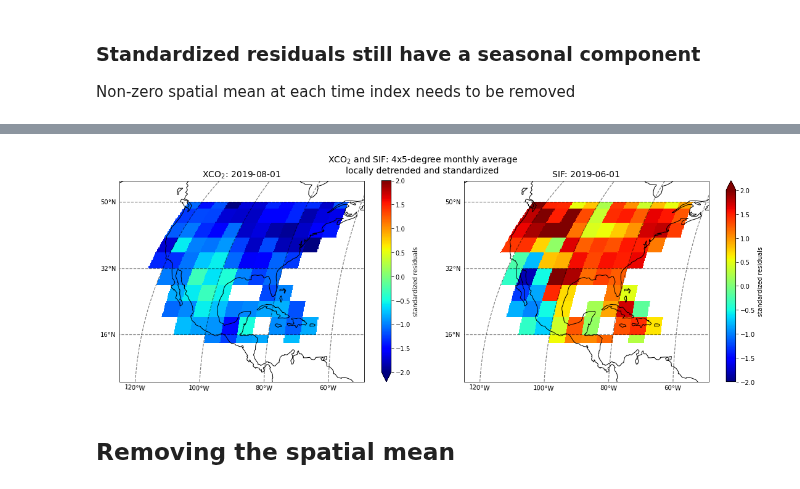
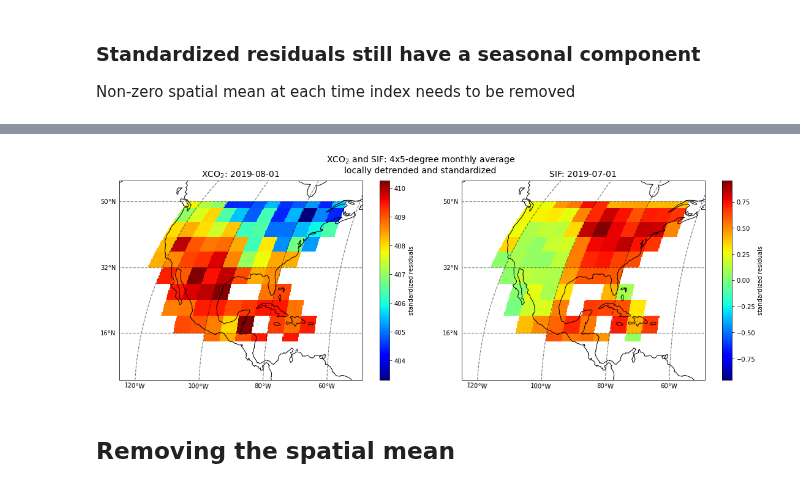
Before and after one commit to 91Mrwu/sif-xco2-cokriging, a Jupyter notebook: research/cokriging_conus.ipynb, the cells around one changed output, grey strips where cells are left out. Saved outputs shown, nothing was run; the diff lists cells and outputs as text; code cells hidden in the pictures.

```diff
--- a/research/cokriging_conus.ipynb
+++ b/research/cokriging_conus.ipynb
@@ -24,7 +27,7 @@ import cokrige
 # %%
 # Analysis variables
 timestamp = "2019-08-01"
-timedelta = -2
+timedelta = -1
 # %%
 # Get data: 5-degree monthly average, cont. US
 ds = xr.open_dataset("../data/exp_pro/OCO2_4x5deg_monthly_conus.nc")
@@ -78,8 +75,8 @@ xr.plot.imshow(
         transform=ccrs.PlateCarree(),
         ax=ax1,
         cmap="jet",
-        vmin=-2,
-        center=0,
+#         vmin=-2,
+#         center=0,
 #         cbar_ax=None,
         cbar_kwargs={"label": "standardized residuals"},
     )
@@ -94,36 +91,36 @@ gl1.xlines = True
 gl1.ylines = True
 gl1.xlocator = mticker.FixedLocator([-120, -100, -80, -60])
 gl1.ylocator = mticker.FixedLocator([16, 32, 50])
 gl1.xformatter = LONGITUDE_FORMATTER
 gl1.yformatter = LATITUDE_FORMATTER
 
 xr.plot.imshow(
         darray=mf.field_2.to_xarray()["values"].T,
         transform=ccrs.PlateCarree(),
         ax=ax2,
         cmap="jet",
-        vmin=-2,
-        center=0,
+#         vmin=-2,
+#         center=0,
 #         cbar_ax=cbar_ax,
         cbar_kwargs={"label": "standardized residuals"},
     )
 ax2.coastlines()
 ax2.set_extent(extents)
 ax2.set_title(f"SIF: {mf.field_2.timestamp}", fontsize=14)
 gl2 = ax2.gridlines(crs=ccrs.PlateCarree(), linewidth=1.2, color='black', alpha=0.5, linestyle='--', draw_labels=True)
 gl2.top_labels = False
 gl2.left_labels = True
 gl2.right_labels = False
 gl2.xlines = True
 gl2.ylines = True
 gl2.xlocator = mticker.FixedLocator([-120, -100, -80, -60])
 gl2.ylocator = mticker.FixedLocator([16, 32, 50])
 gl2.xformatter = LONGITUDE_FORMATTER
 gl2.yformatter = LATITUDE_FORMATTER
 
 # fig.savefig("../plots/standardized_residuals_conus_4x5.png");
 # %% [output]
-[figure, old version]
+[figure, new version]
 # %% [markdown]
 ## Removing the spatial mean
 # %% [markdown]
```
Also changed, not shown: parts of 14 cells of this notebook, 3 other files.
